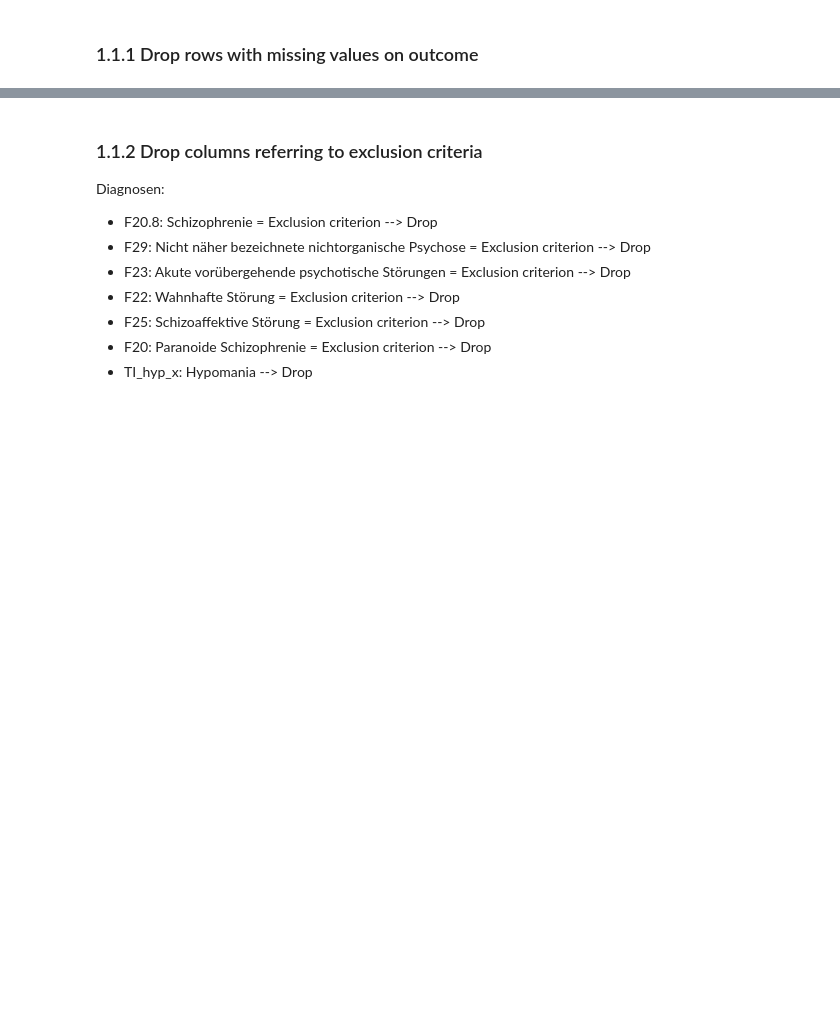
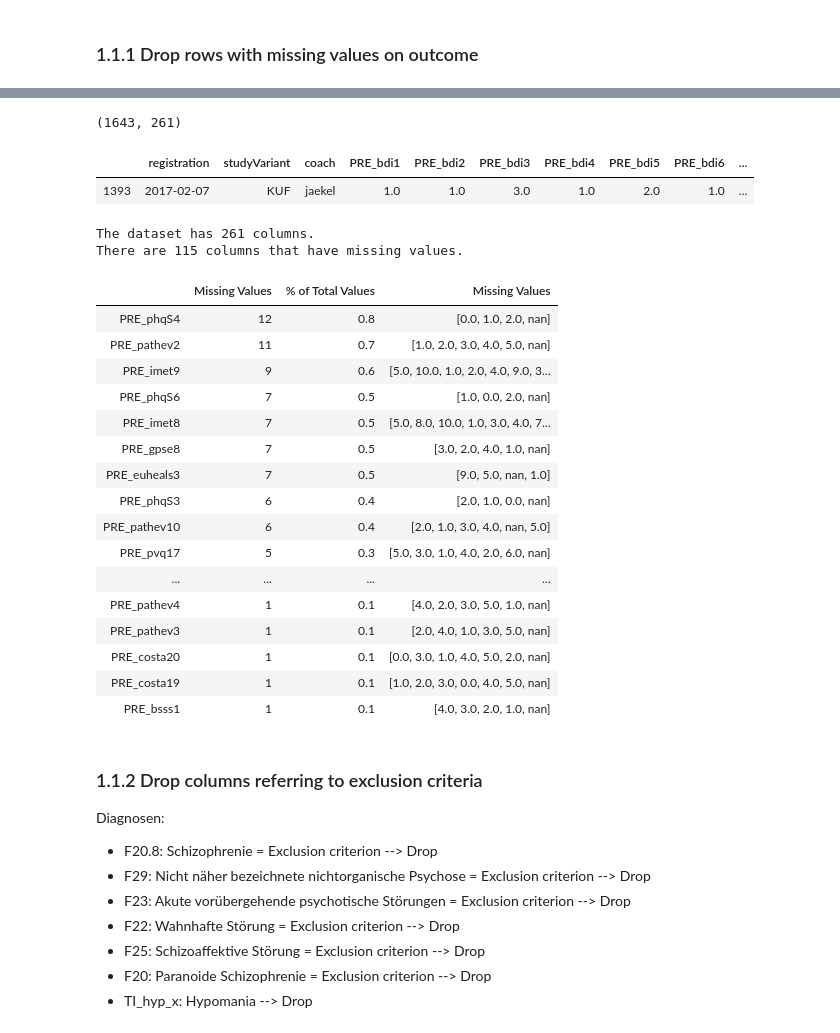
Before and after one commit to leona-ha/Psychotherapy-Outcomes, a Jupyter notebook: notebooks/Earlychange_PHQ_Outcome.ipynb, the cells around one changed output, grey strips where cells are left out. Drawn from its saved outputs; the diff is of its cells as text; code cells hidden in the pictures; blank space fills up the shorter version.

```diff
--- a/notebooks/Earlychange_PHQ_Outcome.ipynb
+++ b/notebooks/Earlychange_PHQ_Outcome.ipynb
@@ -45,4 +51,4 @@ data = "intervention_only_leona_2.csv"
 # %%
-df = pd.read_csv(path + data, sep= ";", low_memory = False)
+df = pd.read_csv(path + data, sep= ",", low_memory = False)
 # %%
 df.replace (' ', np.nan, inplace=True)
@@ -70,13 +76,11 @@ column_zwei = ['registration','studyVariant','coach','PRE_bdi1','PRE_bdi2',
                'PRE_treatment','PRE_support','PRE_kPT','PRE_ill','PRE_sickleave','PRE_doc',
                'PRE_neurol','PRE_selfhelp','PRE_counsel','PRE_therapy','PRE_med','PRE_hospital',
             'PRE_eurohis1','PRE_eurohis2','PRE_eurohis3','PRE_eurohis4','PRE_eurohis5',
-               'PRE_eurohis6','PRE_eurohis7','PRE_eurohis8', 'TI_score','TI_bip1',
-               'TI_bip2','TI_MDE','TI_dyst','TI_F25','TI_F22','TI_F23',
-               'TI_F29','TI_MDE_vr','TI_MDE_tr','TI_HYP_vr','TI_MAN_vr','TI_medik','TI_rekrut','PRE_gad1',
-               'PRE_gad2','PRE_gad3','PRE_gad4','PRE_gad5','PRE_gad6','PRE_gad7', 'PRE_costa1', 'PRE_costa2', 'PRE_costa3',
-              'PRE_costa4', 'PRE_costa5', 'PRE_costa6', 'PRE_costa7', 'PRE_costa8', 'PRE_costa9', 'PRE_costa10', 'PRE_costa11',
-              'PRE_costa12', 'PRE_costa13', 'PRE_costa14', 'PRE_costa15', 'PRE_costa16', 'PRE_costa17', 'PRE_costa18',
-              'PRE_costa19', 'PRE_costa20', 'PRE_costa21', 'PRE_pathev1', 'PRE_pathev2', 'PRE_pathev3', 'PRE_pathev4',
+               'PRE_eurohis6','PRE_eurohis7','PRE_eurohis8', 'TI_score',
+               'TI_MDE','TI_dyst','TI_MDE_vr','TI_MDE_tr','TI_medik','PRE_gad1',
+               'PRE_gad2','PRE_gad3','PRE_gad4','PRE_gad5','PRE_gad6','PRE_gad7', 'PRE_costa1', 'PRE_costa2',  'PRE_costa5', 'PRE_costa6', 'PRE_costa8', 'PRE_costa10', 'PRE_costa11',
+              'PRE_costa12', 'PRE_costa13', 'PRE_costa14', 'PRE_costa15', 'PRE_costa18',
+              'PRE_pathev1', 'PRE_pathev2', 'PRE_pathev3', 'PRE_pathev4',
               'PRE_pathev5', 'PRE_pathev6', 'PRE_pathev7', 'PRE_pathev8', 'PRE_pathev9', 'PRE_pathev10',
               'PRE_euheals1','PRE_euheals2','PRE_euheals3','PRE_ipqr1','PRE_ipqr2','PRE_ipqr3','PRE_ipqr4','PRE_ipqr5',
                'PRE_ipqr6','PRE_ipqr7','PRE_ipqr8','PRE_ipqr9','PRE_ipqr10','PRE_ipqr11','PRE_ipqr12','PRE_ipqr13',
@@ -88,8 +92,7 @@ column_zwei = ['registration','studyVariant','coach','PRE_bdi1','PRE_bdi2',
                'PRE_pvq15','PRE_pvq16','PRE_pvq17','PRE_pvq18','PRE_pvq19','PRE_pvq20','PRE_pvq21', 'PRE_imet1','PRE_imet2','PRE_imet3','PRE_imet4','PRE_imet5','PRE_imet6','PRE_imet7',
                 'PRE_imet8','PRE_imet9','PRE_imet10', 'M1_phqD1','M1_phqD2','M1_phqD3','M1_phqD4','M1_phqD5','M1_phqD6',
                'M1_phqD7','M1_phqD8','M1_phqD9', 'M3_phqD1', 'M3_phqD2', 'M3_phqD3', 'M3_phqD4', 'M3_phqD5', 'M3_phqD6',
-               'M3_phqD7', 'M3_phqD8', 'M3_phqD9', 'M4_phqD1','M4_phqD2','M4_phqD3','M4_phqD4','M4_phqD5','M4_phqD6',
-               'M4_phqD7','M4_phqD8','M4_phqD9',
+               'M3_phqD7', 'M3_phqD8', 'M3_phqD9',
               'M3_sewip1','M3_sewip2','M3_sewip3','M3_sewip4','M3_sewip5','M3_sewip6','M3_sewip7','M3_sewip8',
                     'M3_sewip9','M3_sewip10','M3_sewip11','M3_sewip12','M3_sewip13','M3_sewip14','M3_sewip15','M3_sewip16','M3_sewip17',
                     'M3_sewip18','M3_sewip19','M3_sewip20','M3_sewip21',
@@ -159,3 +152,7 @@ post_phq_columns = ['POST_phqD1','POST_phqD2','POST_phqD3','POST_phqD4','POST_ph
                'POST_phqD6','POST_phqD7','POST_phqD8','POST_phqD9']
 # %%
 df2 = df2[df2[post_phq_columns].notnull().all(axis=1)]
+# %%
+df2.shape
+# %% [output]
+(1643, 261)
@@ -162,3 +162,37 @@ df2 = df2[df2[post_phq_columns].notnull().all(axis=1)]
+# %%
+m3_sewip_cols = ['M3_sewip1','M3_sewip2','M3_sewip3','M3_sewip4','M3_sewip5','M3_sewip6','M3_sewip7','M3_sewip8',
+                    'M3_sewip9','M3_sewip10','M3_sewip11','M3_sewip12','M3_sewip13','M3_sewip14','M3_sewip15','M3_sewip16','M3_sewip17',
+                    'M3_sewip18','M3_sewip19','M3_sewip20','M3_sewip21']
+# %%
+df2 = df2[df2[m3_sewip_cols].notnull().all(axis=1)]
+# %%
+df2[df2["PRE_costa1"].isna()]
+# %% [output]
+|  | registration | studyVariant | coach | PRE_bdi1 | PRE_bdi2 | PRE_bdi3 | PRE_bdi4 | PRE_bdi5 | PRE_bdi6 | ... |
+| 1393 | 2017-02-07 | KUF | jaekel | 1.0 | 1.0 | 3.0 | 1.0 | 2.0 | 1.0 | ... |
+# %%
+miss_df2 = missing_values_table(df2)
+miss_df2
+# %% [output]
+The dataset has 261 columns.
+There are 115 columns that have missing values.
+|  | Missing Values | % of Total Values | Missing Values |
+| PRE_phqS4 | 12 | 0.8 | [0.0, 1.0, 2.0, nan] |
+| PRE_pathev2 | 11 | 0.7 | [1.0, 2.0, 3.0, 4.0, 5.0, nan] |
+| PRE_imet9 | 9 | 0.6 | [5.0, 10.0, 1.0, 2.0, 4.0, 9.0, 3... |
+| PRE_phqS6 | 7 | 0.5 | [1.0, 0.0, 2.0, nan] |
+| PRE_imet8 | 7 | 0.5 | [5.0, 8.0, 10.0, 1.0, 3.0, 4.0, 7... |
+| PRE_gpse8 | 7 | 0.5 | [3.0, 2.0, 4.0, 1.0, nan] |
+| PRE_euheals3 | 7 | 0.5 | [9.0, 5.0, nan, 1.0] |
+| PRE_phqS3 | 6 | 0.4 | [2.0, 1.0, 0.0, nan] |
+| PRE_pathev10 | 6 | 0.4 | [2.0, 1.0, 3.0, 4.0, nan, 5.0] |
+| PRE_pvq17 | 5 | 0.3 | [5.0, 3.0, 1.0, 4.0, 2.0, 6.0, nan] |
+| ... | ... | ... | ... |
+| PRE_pathev4 | 1 | 0.1 | [4.0, 2.0, 3.0, 5.0, 1.0, nan] |
+| PRE_pathev3 | 1 | 0.1 | [2.0, 4.0, 1.0, 3.0, 5.0, nan] |
+| PRE_costa20 | 1 | 0.1 | [0.0, 3.0, 1.0, 4.0, 5.0, 2.0, nan] |
+| PRE_costa19 | 1 | 0.1 | [1.0, 2.0, 3.0, 0.0, 4.0, 5.0, nan] |
+| PRE_bsss1 | 1 | 0.1 | [4.0, 3.0, 2.0, 1.0, nan] |
 # %% [markdown]
 ### 1.1.2 Drop columns referring to exclusion criteria
 
```
Also changed, not shown: parts of 20 cells of this notebook, 5 other files.
